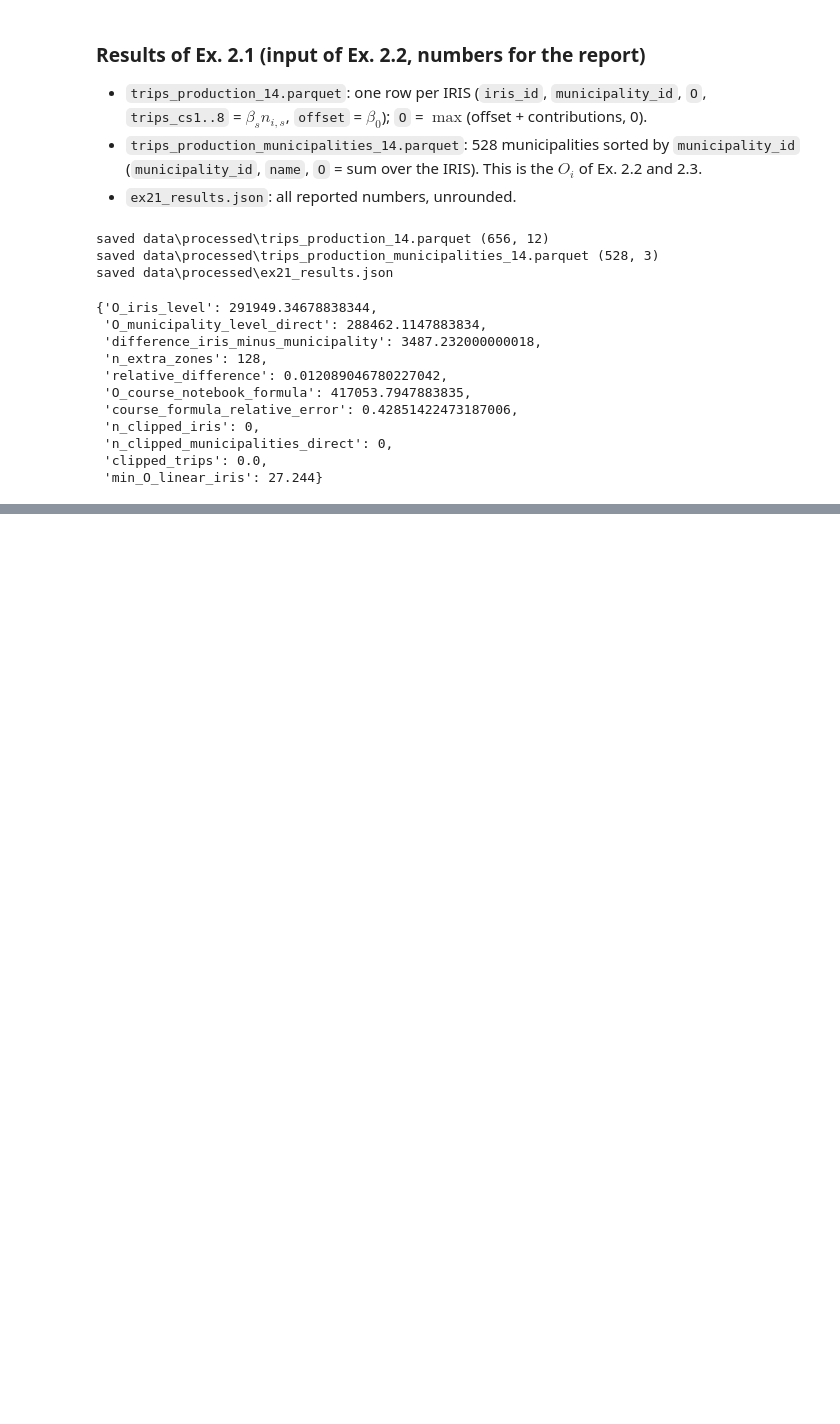
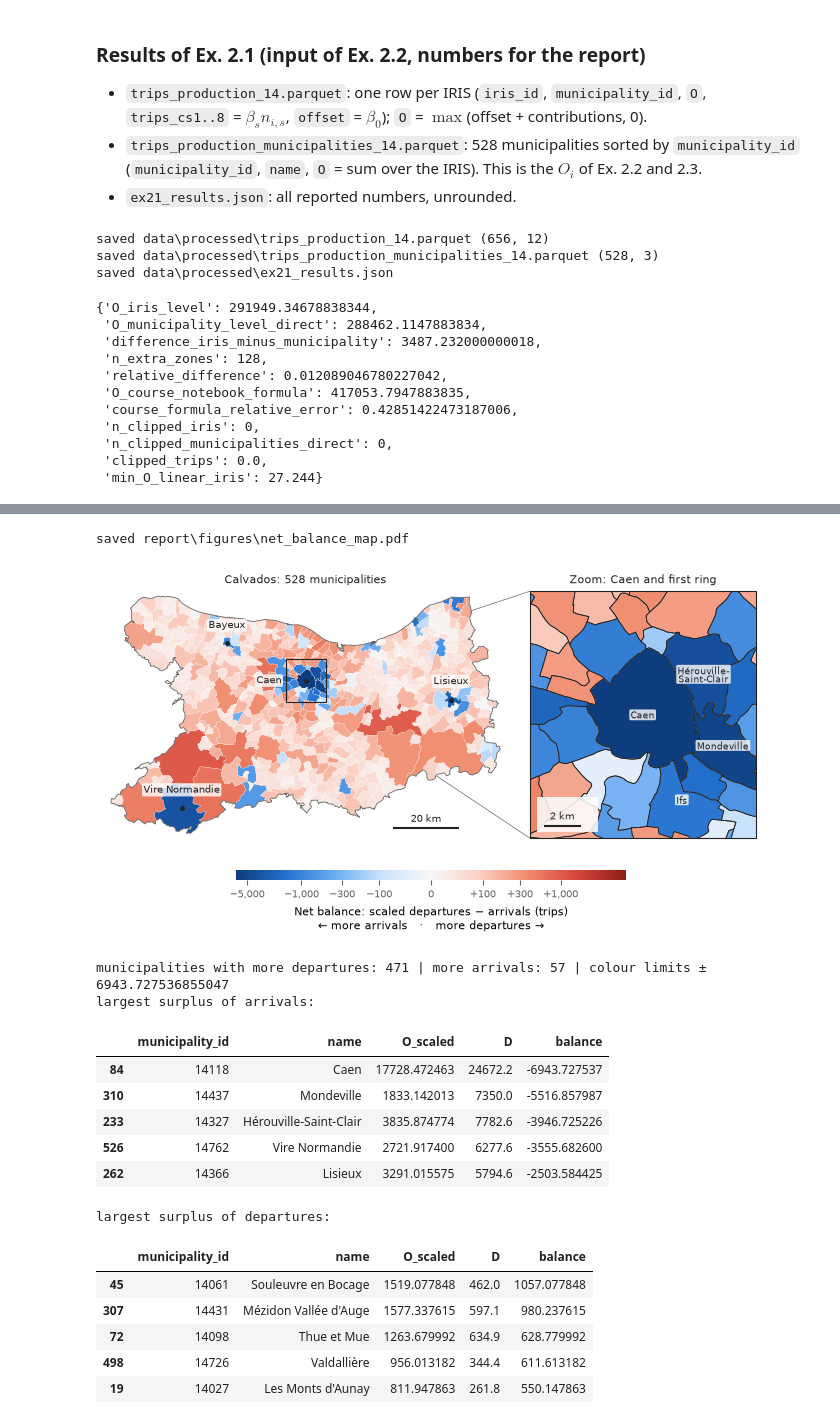
Before and after one commit to ek-popkova/uge-large-scale-models, a Jupyter notebook: notebooks/ex21_22_trip_production_attraction.ipynb, the cells around one changed output, grey strips where cells are left out. Drawn from its saved outputs; the diff is of its cells as text; code cells hidden in the pictures; blank space fills up the shorter version.

```diff
--- a/notebooks/ex21_22_trip_production_attraction.ipynb
+++ b/notebooks/ex21_22_trip_production_attraction.ipynb
@@ -838,0 +1092,38 @@ Scale `O'_i = N * O_i / sum O` so that `O.sum() == D.sum() == N`, build the muni
+# %%
+gdf_D["O_scaled"] = O_scaled
+gdf_D["balance"] = O_scaled - D
+assert np.isclose(gdf_D["balance"].sum(), 0.0, atol=1e-6)
+limit = gdf_D["balance"].abs().max()
+norm_balance = SymLogNorm(linthresh=SYMLOG_LINTHRESH, linscale=0.6, vmin=-limit, vmax=limit, base=10)
+# ticks up to the largest value on each side (about -6,900 and +1,000); 5,000 rather than 3,000, which would overlap
+# the 1,000 label on the compressed log scale
+balance_ticks = [t for t in [-5000, -1000, -300, -100, 0, 100, 300, 1000, 5000]
+                 if gdf_D["balance"].min() * 1.5 <= t <= gdf_D["balance"].max() * 1.5]
+zone_map(gdf_D, "balance", "Net balance: scaled departures − arrivals (trips)\n← more arrivals   ·   more departures →",
+         "net_balance_map", "municipalities", cmap=DIVERGING, norm=norm_balance, ticks=balance_ticks,
+         tick_format=lambda t: f"{t:+,.0f}".replace("-", "−") if t else "0")
+n_departure, n_arrival = int((gdf_D["balance"] > 0).sum()), int((gdf_D["balance"] < 0).sum())
+print(f"municipalities with more departures: {n_departure} | more arrivals: {n_arrival} | colour limits ± {limit}")
+balance_cols = ["municipality_id", "name", "O_scaled", "D", "balance"]
+print("largest surplus of arrivals:")
+display(gdf_D.nsmallest(5, "balance")[balance_cols])
+print("largest surplus of departures:")
+display(gdf_D.nlargest(5, "balance")[balance_cols])
+# %% [output]
+saved report\figures\net_balance_map.pdf
+[figure, added]
+municipalities with more departures: 471 | more arrivals: 57 | colour limits ± 6943.727536855047
+largest surplus of arrivals:
+|  | municipality_id | name | O_scaled | D | balance |
+| 84 | 14118 | Caen | 17728.472463 | 24672.2 | -6943.727537 |
+| 310 | 14437 | Mondeville | 1833.142013 | 7350.0 | -5516.857987 |
+| 233 | 14327 | Hérouville-Saint-Clair | 3835.874774 | 7782.6 | -3946.725226 |
+| 526 | 14762 | Vire Normandie | 2721.917400 | 6277.6 | -3555.682600 |
+| 262 | 14366 | Lisieux | 3291.015575 | 5794.6 | -2503.584425 |
+largest surplus of departures:
+|  | municipality_id | name | O_scaled | D | balance |
+| 45 | 14061 | Souleuvre en Bocage | 1519.077848 | 462.0 | 1057.077848 |
+| 307 | 14431 | Mézidon Vallée d'Auge | 1577.337615 | 597.1 | 980.237615 |
+| 72 | 14098 | Thue et Mue | 1263.679992 | 634.9 | 628.779992 |
+| 498 | 14726 | Valdallière | 956.013182 | 344.4 | 611.613182 |
+| 19 | 14027 | Les Monts d'Aunay | 811.947863 | 261.8 | 550.147863 |
```
Also changed, not shown: parts of 26 cells of this notebook, 5 other files.
